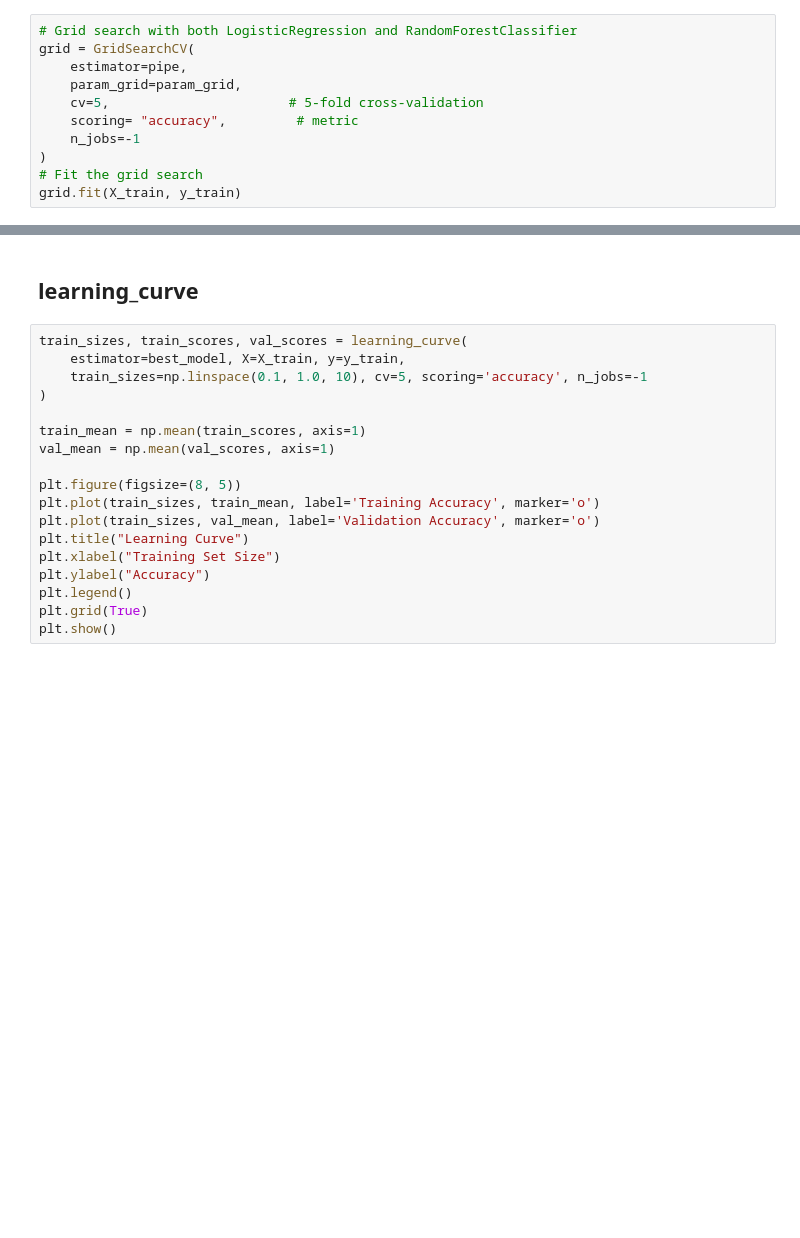
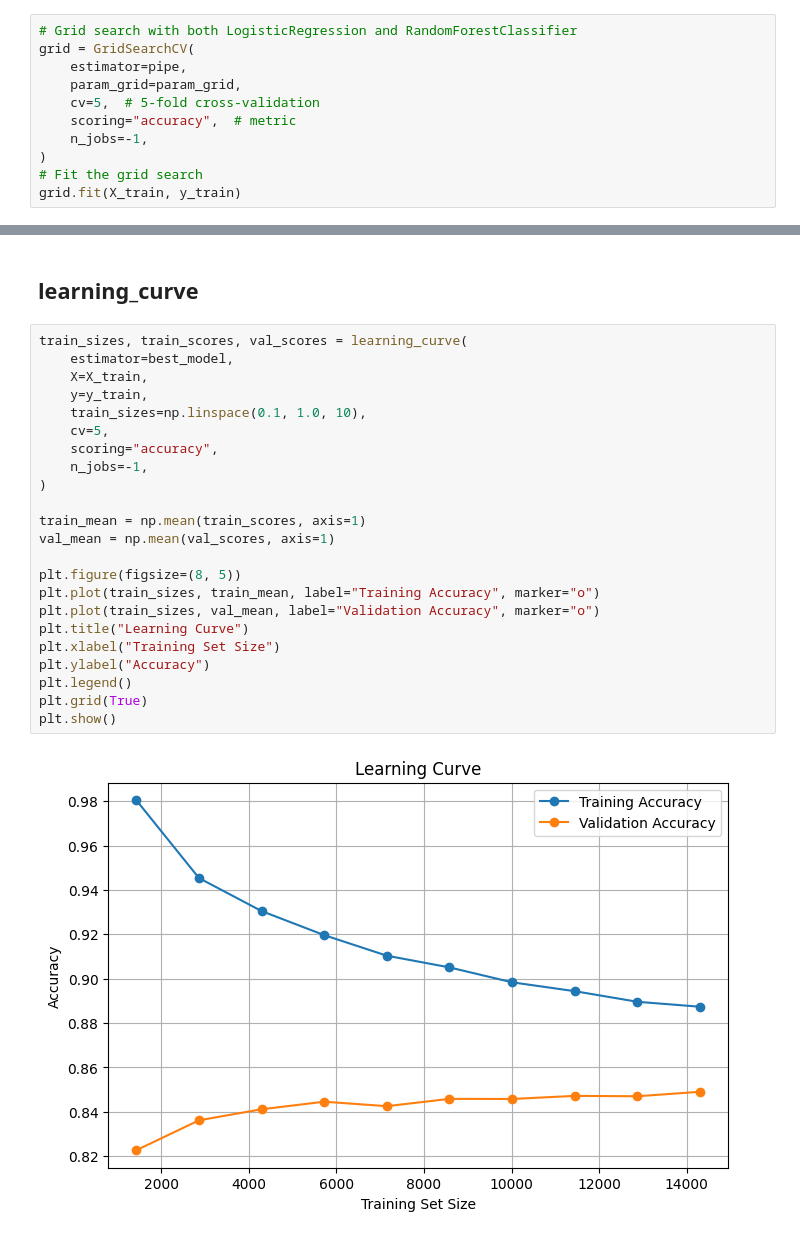
Before and after one commit to sasanmaleknia/Loan-Approval-Classification, a Jupyter notebook: Loan_Approval_Classification_Project.ipynb, the cells around one changed output, grey strips where cells are left out. Drawn from its saved outputs; the diff is of its cells as text; blank space fills up the shorter version.

```diff
--- a/Loan_Approval_Classification_Project.ipynb
+++ b/Loan_Approval_Classification_Project.ipynb
@@ -212,9 +302,9 @@ param_grid = [
 grid = GridSearchCV(
     estimator=pipe,
     param_grid=param_grid,
-    cv=5,                       # 5-fold cross-validation
-    scoring= "accuracy",         # metric
-    n_jobs=-1
+    cv=5,  # 5-fold cross-validation
+    scoring="accuracy",  # metric
+    n_jobs=-1,
 )
 # Fit the grid search
 grid.fit(X_train, y_train)
@@ -242,19 +381,26 @@ plt.show()
 ## learning_curve
 # %%
 train_sizes, train_scores, val_scores = learning_curve(
-    estimator=best_model, X=X_train, y=y_train,
-    train_sizes=np.linspace(0.1, 1.0, 10), cv=5, scoring='accuracy', n_jobs=-1
+    estimator=best_model,
+    X=X_train,
+    y=y_train,
+    train_sizes=np.linspace(0.1, 1.0, 10),
+    cv=5,
+    scoring="accuracy",
+    n_jobs=-1,
 )
 
 train_mean = np.mean(train_scores, axis=1)
 val_mean = np.mean(val_scores, axis=1)
 
 plt.figure(figsize=(8, 5))
-plt.plot(train_sizes, train_mean, label='Training Accuracy', marker='o')
-plt.plot(train_sizes, val_mean, label='Validation Accuracy', marker='o')
+plt.plot(train_sizes, train_mean, label="Training Accuracy", marker="o")
+plt.plot(train_sizes, val_mean, label="Validation Accuracy", marker="o")
 plt.title("Learning Curve")
 plt.xlabel("Training Set Size")
 plt.ylabel("Accuracy")
 plt.legend()
 plt.grid(True)
 plt.show()
+# %% [output]
+[figure, added]
```
Also changed, not shown: parts of 17 cells of this notebook.
